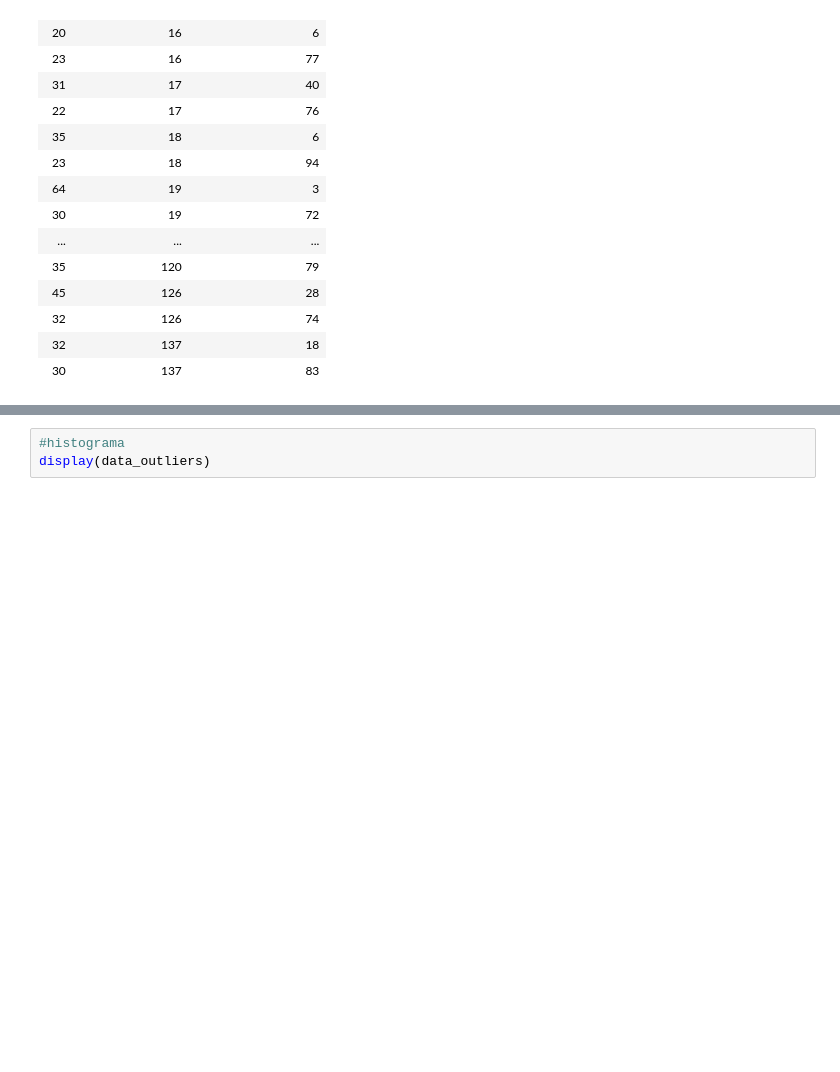
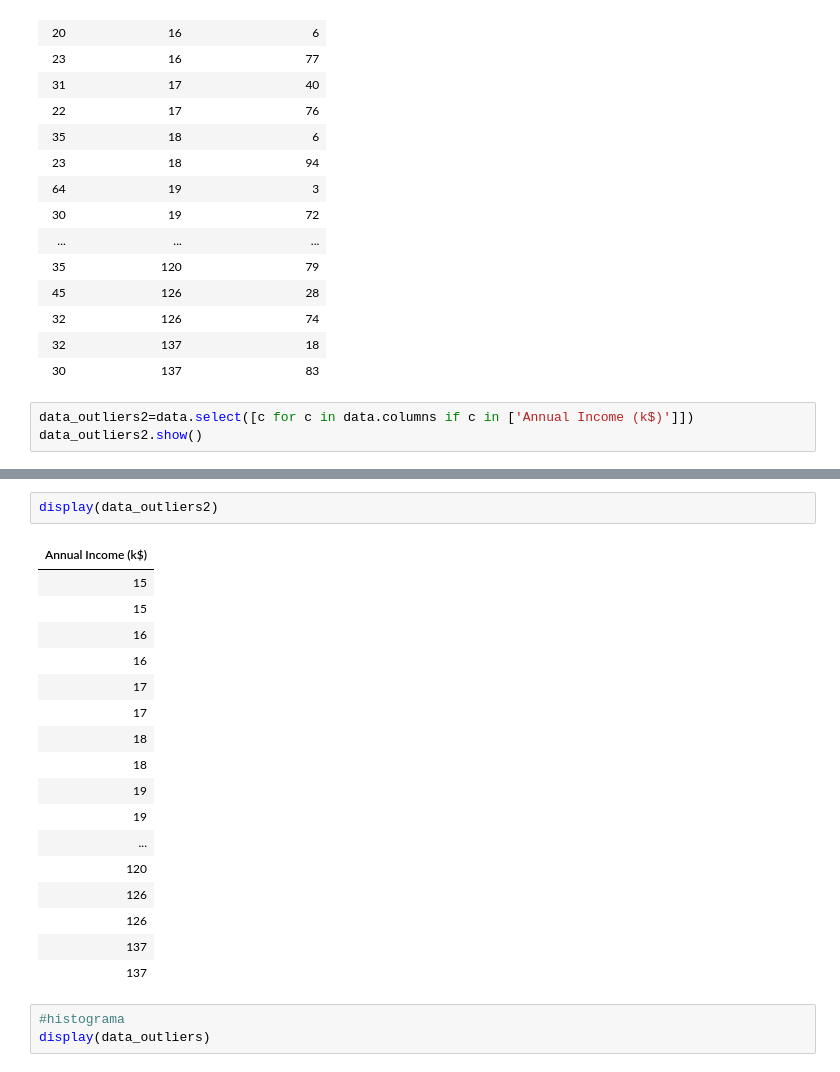
Before and after one commit to Wiryco/Bootcamp-IGTI-Analista-de-Dados, a Jupyter notebook: Módulo 4/Desafio/arquivo_teste.ipynb, the cells around one changed output, grey strips where cells are left out. Drawn from its saved outputs; the diff is of its cells as text; blank space fills up the shorter version.

```diff
--- a/Módulo 4/Desafio/arquivo_teste.ipynb
+++ b/Módulo 4/Desafio/arquivo_teste.ipynb
@@ -89,3 +89,6 @@ display(data_outliers)
 | 32 | 126 | 74 |
 | 32 | 137 | 18 |
 | 30 | 137 | 83 |
+# %%
+data_outliers2=data.select([c for c in data.columns if c in ['Annual Income (k$)']])
+data_outliers2.show()
@@ -92,3 +97,23 @@ display(data_outliers)
+# %%
+display(data_outliers2)
+# %% [output]
+| Annual Income (k$) |
+| 15 |
+| 15 |
+| 16 |
+| 16 |
+| 17 |
+| 17 |
+| 18 |
+| 18 |
+| 19 |
+| 19 |
+| ... |
+| 120 |
+| 126 |
+| 126 |
+| 137 |
+| 137 |
 # %%
 #histograma
 display(data_outliers)
```
Also changed, not shown: parts of 8 cells of this notebook, 5 other files.
